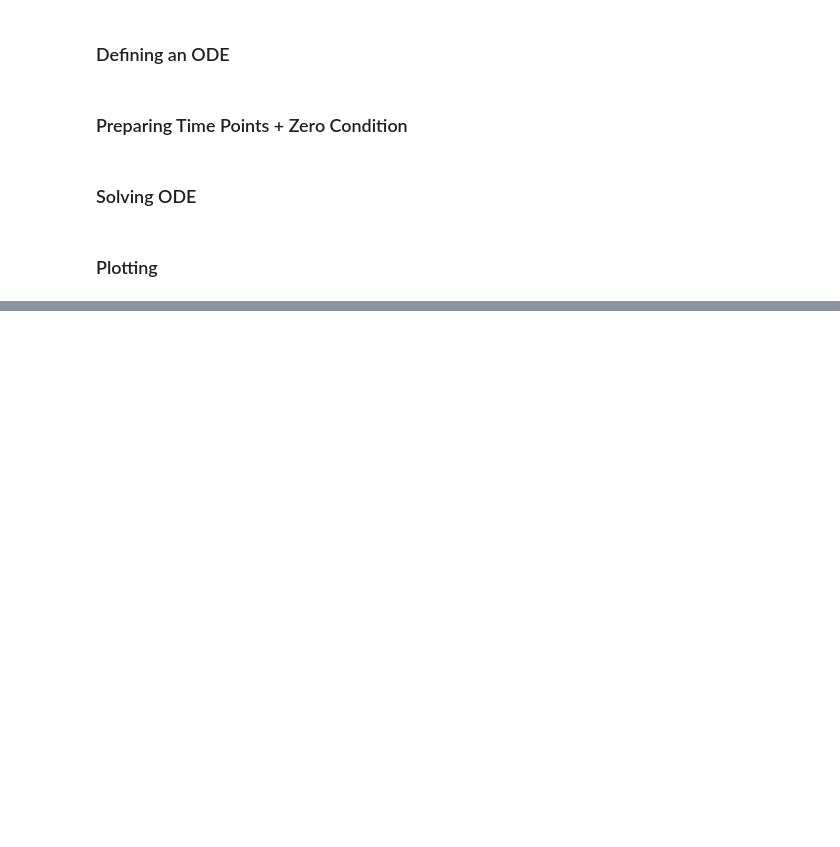
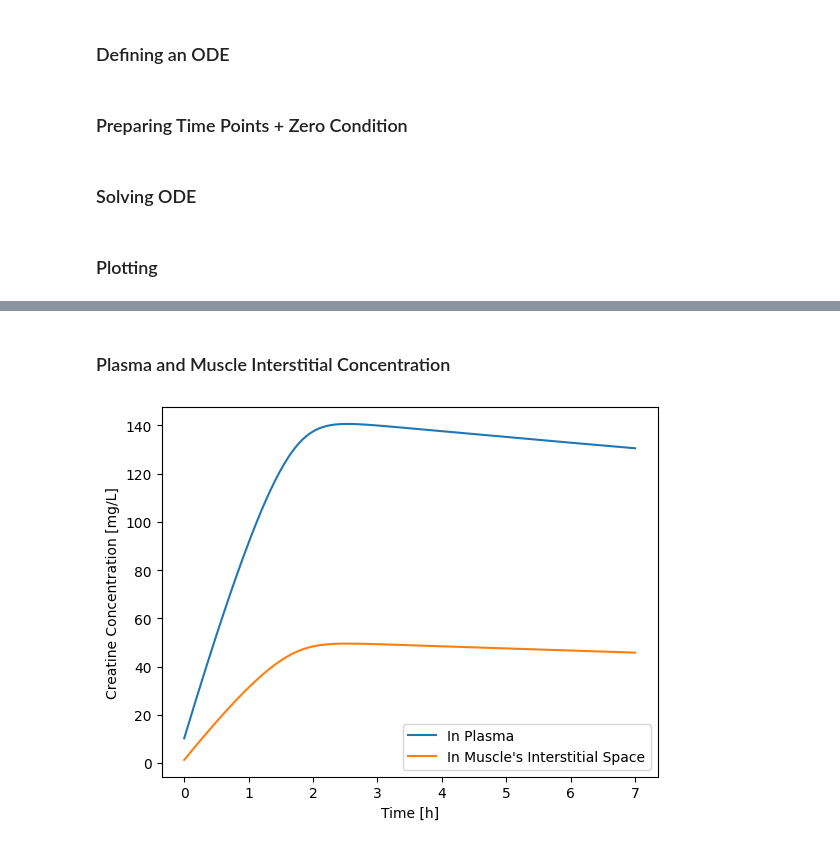
Before and after one commit to dropoftherain/Creatine_Saturation_Calculator, a Jupyter notebook: ODE_try.ipynb, the cells around one changed output, grey strips where cells are left out. Drawn from its saved outputs; the diff is of its cells as text; code cells hidden in the pictures; blank space fills up the shorter version.

```diff
--- a/ODE_try.ipynb
+++ b/ODE_try.ipynb
@@ -35,0 +72,20 @@ plt.show()
+# %% [markdown]
+### Plasma and Muscle Interstitial Concentration
+# %%
+V_D = 37  # L
+P_0 = 10   # baseline (mg/L)
+
+C_P = X_P_sol / V_D + P_0 # plasma creatine concentration
+
+F = 0.37 # penetration factor (no units; 0.37-0.47)
+I0 = 1.2  # baseline interstitial creatine concentration mg/L
+C_T = F * X_P_sol / V_D + I0 # muscle creatine concentration
+
+plt.plot(t, C_P, label='In Plasma')
+plt.plot(t, C_T, label='In Muscle\'s Interstitial Space')
+plt.legend()
+plt.xlabel('Time [h]')
+plt.ylabel('Creatine Concentration [mg/L]')
+plt.show()
+# %% [output]
+[figure, added]
```
Also changed, not shown: parts of 7 cells of this notebook.
